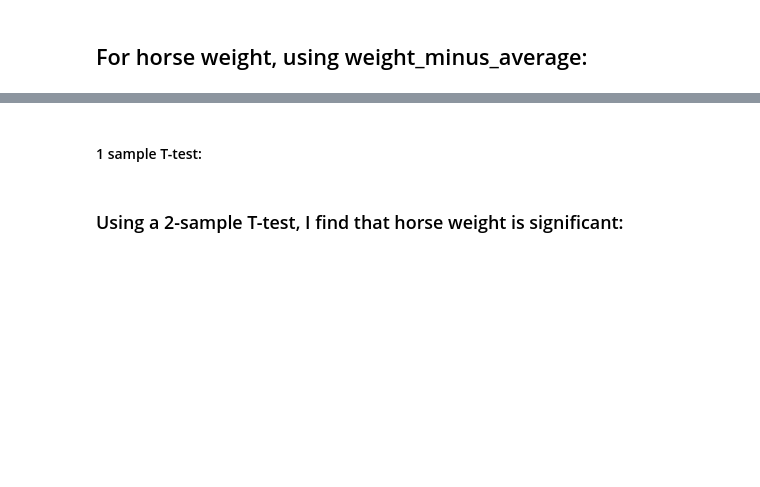
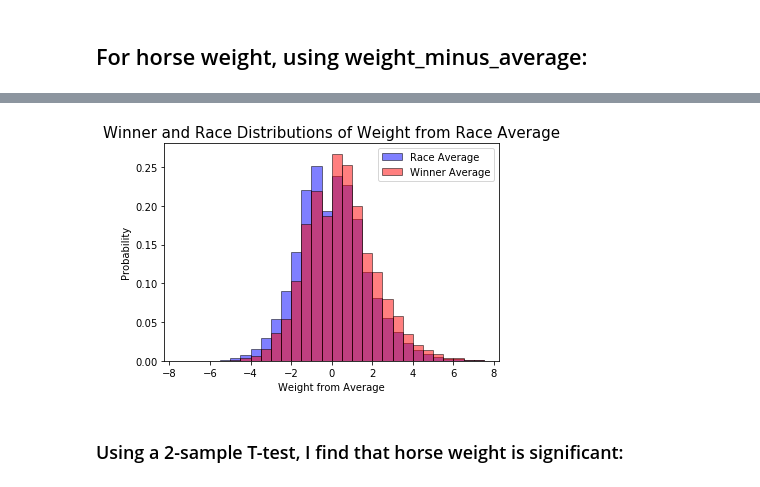
Before and after one commit to Ibnadm/Predict-DogRacing, a Jupyter notebook: Horse Racing Analysis.ipynb, the cells around one changed output, grey strips where cells are left out. Drawn from its saved outputs; the diff is of its cells as text; code cells hidden in the pictures; blank space fills up the shorter version.

```diff
--- a/Horse Racing Analysis.ipynb
+++ b/Horse Racing Analysis.ipynb
@@ -227,16 +346,16 @@ df_cleaned[general_win_indices].weight_minus_average.describe()
 # %%
 data2a = df_cleaned.weight_minus_average.dropna().values
 
 data2b = df_cleaned[general_win_indices].weight_minus_average.dropna().values
 
 plt.title("Winner and Race Distributions of Weight from Race Average", fontsize=15)
-plt.hist(data2a, density=True, bins=40, range=(-10,10), label='Race Average', color='b', alpha=.5, edgecolor='k')
-plt.hist(data2b, density=True, bins=40, range=(-10,10), label='Winner Average', color='r', alpha=.5, edgecolor='k')
+plt.hist(data2a, density=True, bins=30, range=(-7.5,7.5), label='Race Average', color='b', alpha=.5, edgecolor='k')
+plt.hist(data2b, density=True, bins=30, range=(-7.5,7.5), label='Winner Average', color='r', alpha=.5, edgecolor='k')
 plt.legend(loc='upper right')
 plt.xlabel('Weight from Average')
 plt.ylabel('Probability');
+# %% [output]
+[figure, added]
-# %% [markdown]
-#### 1 sample T-test:
 # %% [markdown]
 ### Using a 2-sample T-test, I find that horse weight is significant:
 # %%
```
Also changed, not shown: parts of 76 cells of this notebook.
